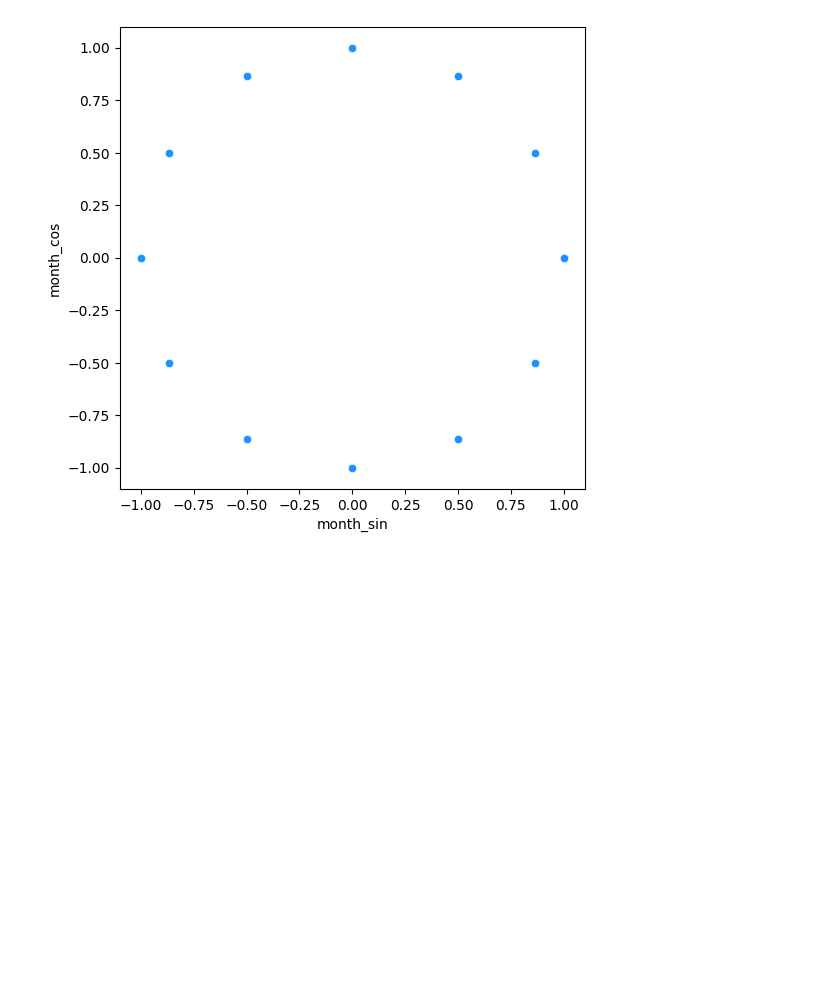
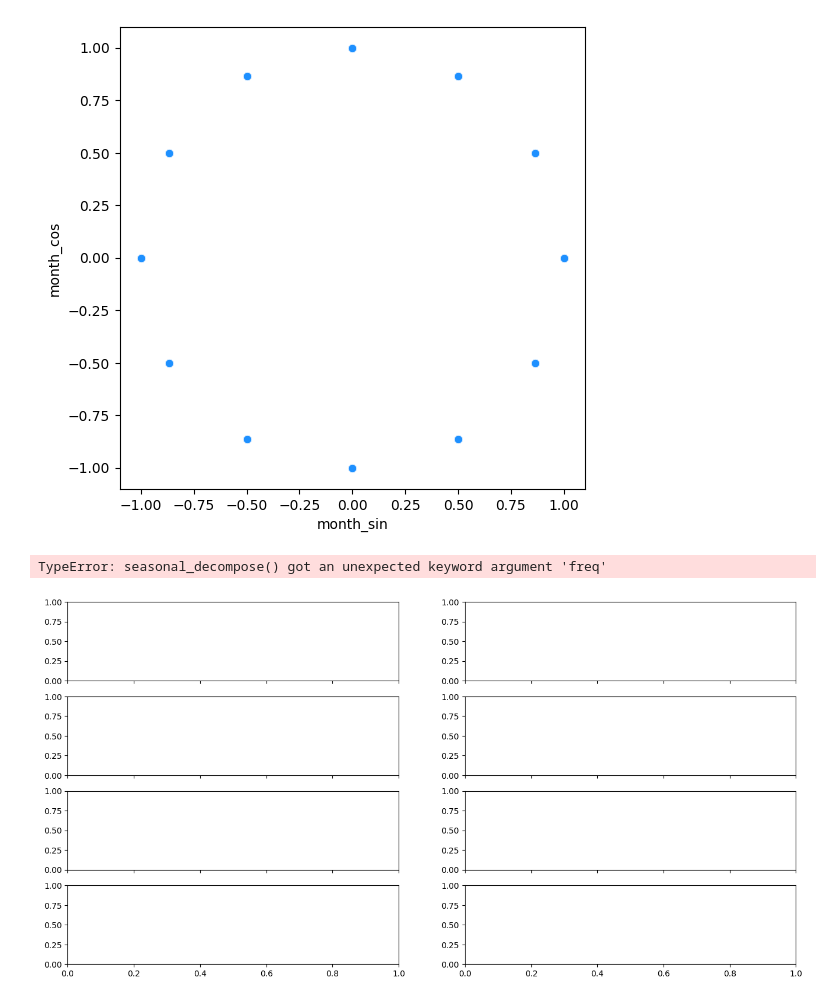
Before and after one commit to rober12345/time-series-project-tutorial, a Jupyter notebook: solutionRobUgalde.ipynb, the cells around one changed output. Drawn from its saved outputs; the diff is of its cells as text; code cells hidden in the pictures; blank space fills up the shorter version.

```diff
--- a/solutionRobUgalde.ipynb
+++ b/solutionRobUgalde.ipynb
@@ -651,3 +651,39 @@ sns.scatterplot(x=df.month_sin, y=df.month_cos, color='dodgerblue')
 plt.show()
 # %% [output]
 [figure]
+# %%
+from statsmodels.tsa.seasonal import seasonal_decompose
+
+core_columns =  [
+    'rainfall', 'temperature', 'drainage_volume',
+    'river_hydrometry', 'depth_to_groundwater'
+]
+
+for column in core_columns:
+    decomp = seasonal_decompose(df[column], period=52, model='additive', extrapolate_trend='freq')
+    df[f"{column}_trend"] = decomp.trend
+    df[f"{column}_seasonal"] = decomp.seasonal
+# %%
+fig, ax = plt.subplots(ncols=2, nrows=4, sharex=True, figsize=(16,8))
+
+for i, column in enumerate(['temperature', 'depth_to_groundwater']):
+
+    res = seasonal_decompose(df[column], freq=52, model='additive', extrapolate_trend='freq')
+
+    ax[0,i].set_title('Decomposition of {}'.format(column), fontsize=16)
+    res.observed.plot(ax=ax[0,i], legend=False, color='dodgerblue')
+    ax[0,i].set_ylabel('Observed', fontsize=14)
+
+    res.trend.plot(ax=ax[1,i], legend=False, color='dodgerblue')
+    ax[1,i].set_ylabel('Trend', fontsize=14)
+
+    res.seasonal.plot(ax=ax[2,i], legend=False, color='dodgerblue')
+    ax[2,i].set_ylabel('Seasonal', fontsize=14)
+
+    res.resid.plot(ax=ax[3,i], legend=False, color='dodgerblue')
+    ax[3,i].set_ylabel('Residual', fontsize=14)
+
+plt.show()
+# %% [output]
+TypeError: seasonal_decompose() got an unexpected keyword argument 'freq'
+[figure, added]
```
Also changed, not shown: parts of 1 cell of this notebook.
